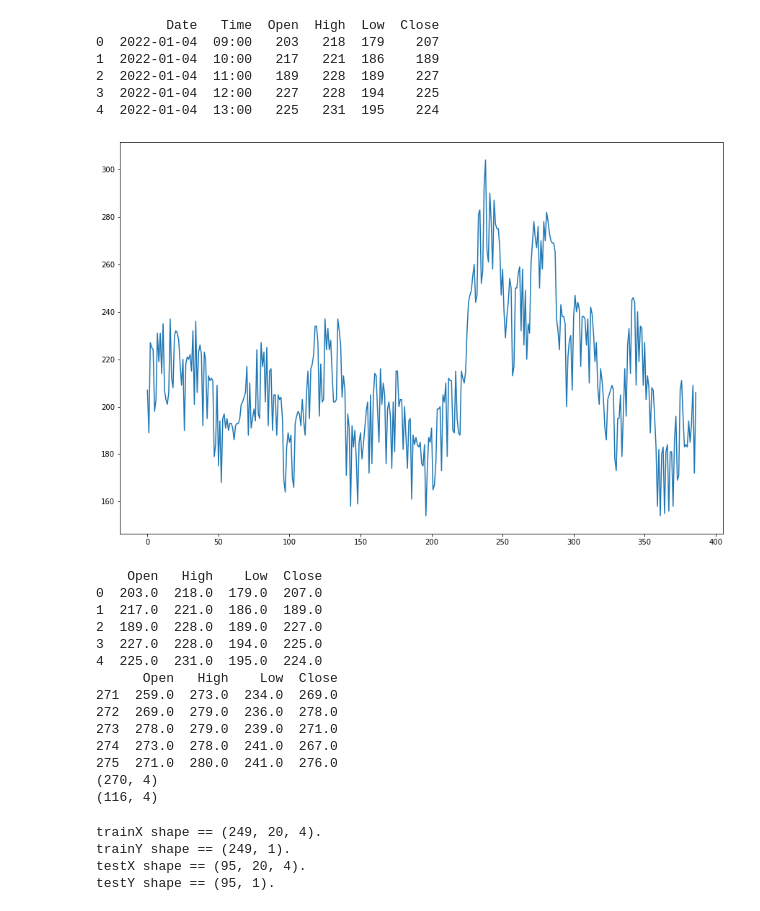
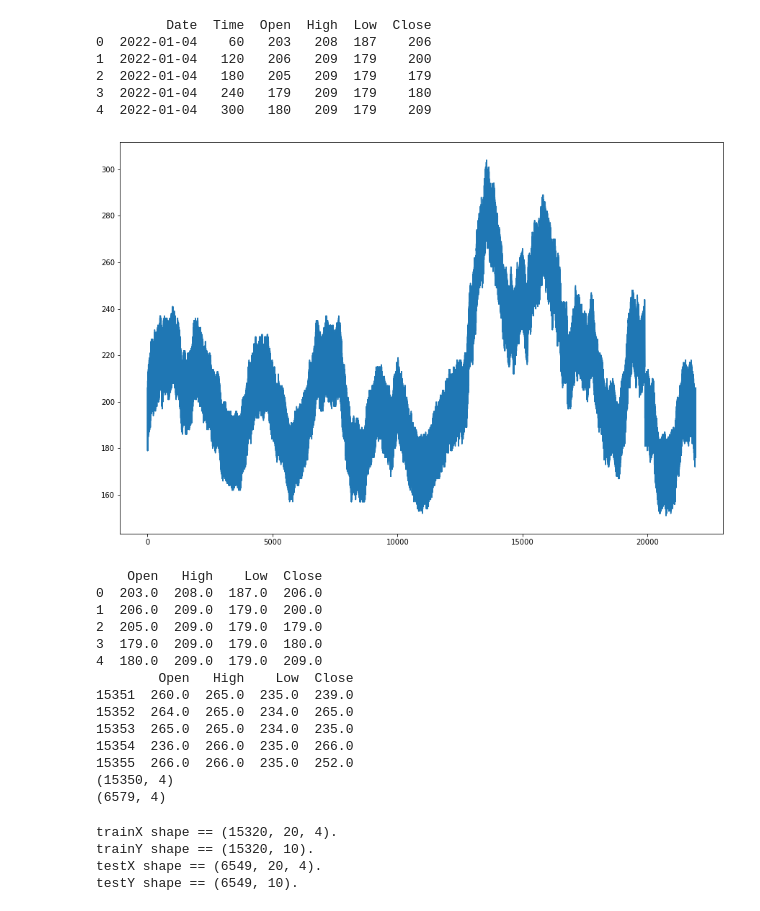
Before and after one commit to JasonWong9362/HSBC_miniproj, a Jupyter notebook: Lstm_multivariate_ts_forecasting.ipynb, the cells around one changed output. Drawn from its saved outputs; the diff is of its cells as text; code cells hidden in the pictures.

```diff
--- a/Lstm_multivariate_ts_forecasting.ipynb
+++ b/Lstm_multivariate_ts_forecasting.ipynb
@@ -10,22 +10,22 @@ import seaborn as sns
 from datetime import datetime
 # %%
 # Read the csv file
-df = pd.read_csv('./clean_data/integrated_candlesticks3600.csv')
+df = pd.read_csv('../clean_data/integrated_candlesticks60.csv')
 print(df.head())
 price = df.Close
 fig, ax = plt.subplots(figsize=(15, 10))
 x = range(len(price))
 plt.plot(x, price)
 # plt.xlim([200, 400])
 plt.show()
 # %% [output]
-         Date   Time  Open  High  Low  Close
-0  2022-01-04  09:00   203   218  179    207
-1  2022-01-04  10:00   217   221  186    189
-2  2022-01-04  11:00   189   228  189    227
-3  2022-01-04  12:00   227   228  194    225
-4  2022-01-04  13:00   225   231  195    224
+         Date  Time  Open  High  Low  Close
+0  2022-01-04    60   203   208  187    206
+1  2022-01-04   120   206   209  179    200
+2  2022-01-04   180   205   209  179    179
+3  2022-01-04   240   179   209  179    180
+4  2022-01-04   300   180   209  179    209
-[figure, old version]
+[figure, new version]
 # %%
 # preprocessing
 # select cols [2:6]
@@ -52,19 +52,19 @@ print(np.shape(train_df))
 print(np.shape(test_df))
 # %% [output]
     Open   High    Low  Close
-0  203.0  218.0  179.0  207.0
-1  217.0  221.0  186.0  189.0
-2  189.0  228.0  189.0  227.0
-3  227.0  228.0  194.0  225.0
-4  225.0  231.0  195.0  224.0
-      Open   High    Low  Close
-271  259.0  273.0  234.0  269.0
-272  269.0  279.0  236.0  278.0
-273  278.0  279.0  239.0  271.0
-274  273.0  278.0  241.0  267.0
-275  271.0  280.0  241.0  276.0
-(270, 4)
-(116, 4)
+0  203.0  208.0  187.0  206.0
+1  206.0  209.0  179.0  200.0
+2  205.0  209.0  179.0  179.0
+3  179.0  209.0  179.0  180.0
+4  180.0  209.0  179.0  209.0
+        Open   High    Low  Close
+15351  260.0  265.0  235.0  239.0
+15352  264.0  265.0  234.0  265.0
+15353  265.0  265.0  234.0  235.0
+15354  236.0  266.0  235.0  266.0
+15355  266.0  266.0  235.0  252.0
+(15350, 4)
+(6579, 4)
 # %%
 # Empty lists to be populated using formatted training data
 trainX = []
@@ -72,18 +72,18 @@ trainY = []
 testX = []
 testY = []
 
-n_future = 2   # Number of days we want to look into the future based on the past days.
+n_future = 10 + 1   # Number of days we want to look into the future based on the past days.
 n_past = 20  # Number of past days we want to use to predict the future.
 
 # Reformat input data into a shape: (n_samples x timesteps x n_features)
 # reformat train
 for i in range(n_past, len(train_df) - n_future +1):
     trainX.append(train_df[i - n_past:i, 0:train_df.shape[1]])
-    trainY.append(train_df[i + n_future - 1:i + n_future, 0])
+    trainY.append(train_df[i + 1 :i + n_future, 0])
 # reformat test
 for i in range(n_past, len(test_df) - n_future +1):
     testX.append(test_df[i - n_past:i, 0:test_df.shape[1]])
-    testY.append(test_df[i + n_future - 1:i + n_future, 0])
+    testY.append(test_df[i + 1 :i + n_future, 0])
 
 trainX, trainY = np.array(trainX), np.array(trainY)
 testX, testY = np.array(testX), np.array(testY)
@@ -92,10 +92,10 @@ print('trainY shape == {}.'.format(trainY.shape))
 print('testX shape == {}.'.format(testX.shape))
 print('testY shape == {}.'.format(testY.shape))
 # %% [output]
-trainX shape == (249, 20, 4).
-trainY shape == (249, 1).
-testX shape == (95, 20, 4).
-testY shape == (95, 1).
+trainX shape == (15320, 20, 4).
+trainY shape == (15320, 10).
+testX shape == (6549, 20, 4).
+testY shape == (6549, 10).
 # %%
 # define model
 model = Sequential()
```
Also changed, not shown: parts of 23 cells of this notebook, 1 other file.
